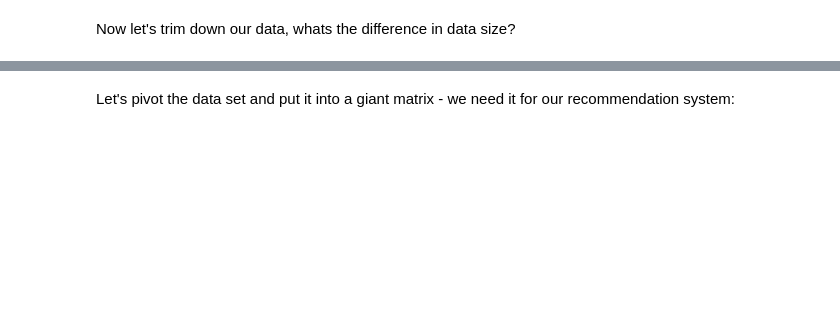
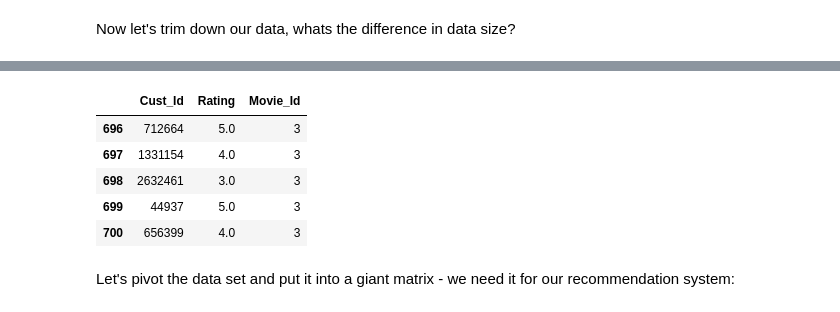
Before and after one commit to stevenbowler/NetflixStudy, a Jupyter notebook: notebooks/netflix-movie-recommendation.ipynb, the cells around one changed output, grey strips where cells are left out. Drawn from its saved outputs; the diff is of its cells as text; code cells hidden in the pictures; blank space fills up the shorter version.

```diff
--- a/notebooks/netflix-movie-recommendation.ipynb
+++ b/notebooks/netflix-movie-recommendation.ipynb
@@ -247,0 +294,10 @@ print(df.iloc[::5000000, :])
+# %%
+df.head()
+# df.shape
+# %% [output]
+|  | Cust_Id | Rating | Movie_Id |
+| 696 | 712664 | 5.0 | 3 |
+| 697 | 1331154 | 4.0 | 3 |
+| 698 | 2632461 | 3.0 | 3 |
+| 699 | 44937 | 5.0 | 3 |
+| 700 | 656399 | 4.0 | 3 |
```
Also changed, not shown: parts of 57 cells of this notebook, 5 other files.
